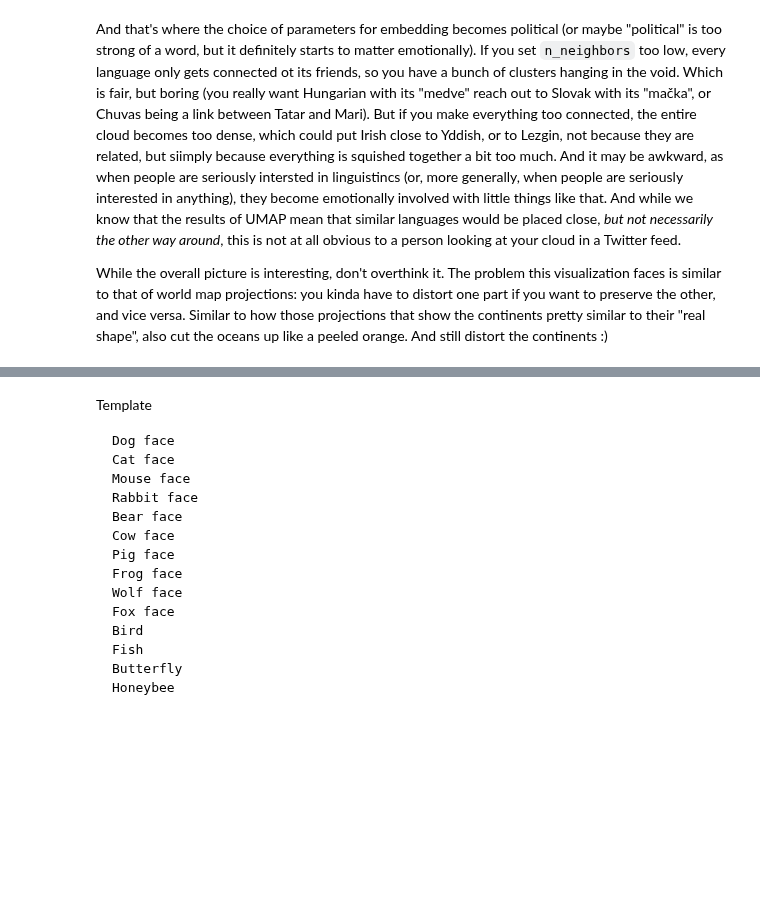
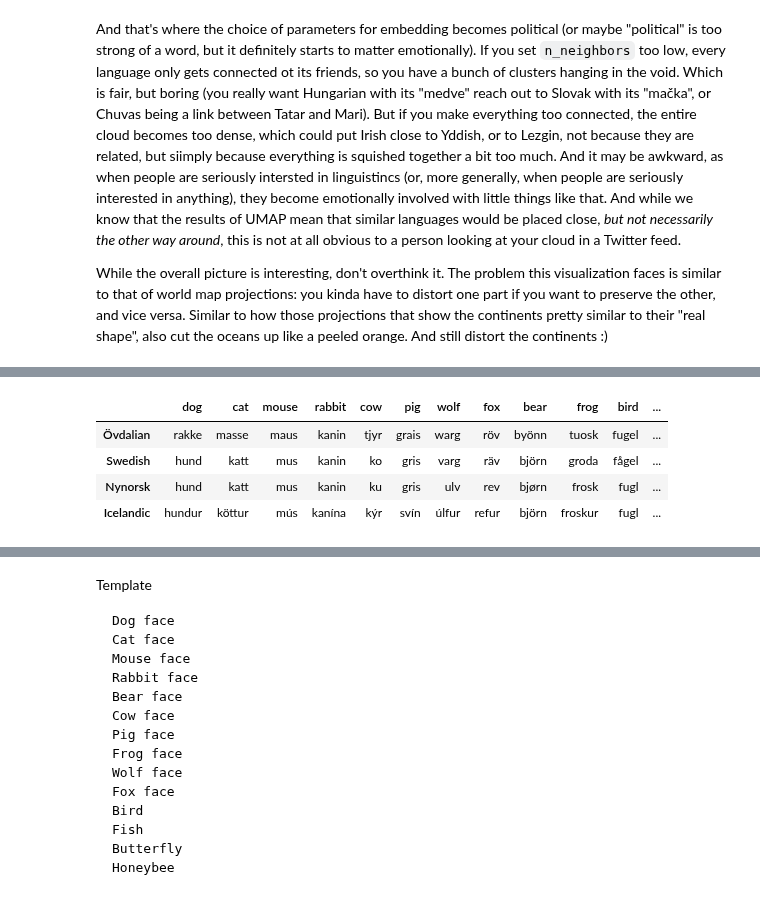
Before and after one commit to khakhalin/Sketches, a Jupyter notebook: text_games/lang_cloud.ipynb, the cells around one changed output, grey strips where cells are left out. Saved outputs shown, nothing was run; the diff lists cells and outputs as text; code cells hidden in the pictures; blank space fills up the shorter version.

```diff
--- a/text_games/lang_cloud.ipynb
+++ b/text_games/lang_cloud.ipynb
@@ -301,3 +313,11 @@ df.loc[['Erzya', 'Moksha']]
+# %%
+df.loc[['Övdalian', 'Swedish', 'Nynorsk', 'Icelandic']]
+# %% [output]
+|  | dog | cat | mouse | rabbit | cow | pig | wolf | fox | bear | frog | bird | ... |
+| Övdalian | rakke | masse | maus | kanin | tjyr | grais | warg | röv | byönn | tuosk | fugel | ... |
+| Swedish | hund | katt | mus | kanin | ko | gris | varg | räv | björn | groda | fågel | ... |
+| Nynorsk | hund | katt | mus | kanin | ku | gris | ulv | rev | bjørn | frosk | fugl | ... |
+| Icelandic | hundur | köttur | mús | kanína | kýr | svín | úlfur | refur | björn | froskur | fugl | ... |
 # %%
 def distance(names):
     # Return a submatrix of distances
```
Also changed, not shown: parts of 9 cells of this notebook, 4 other files.
